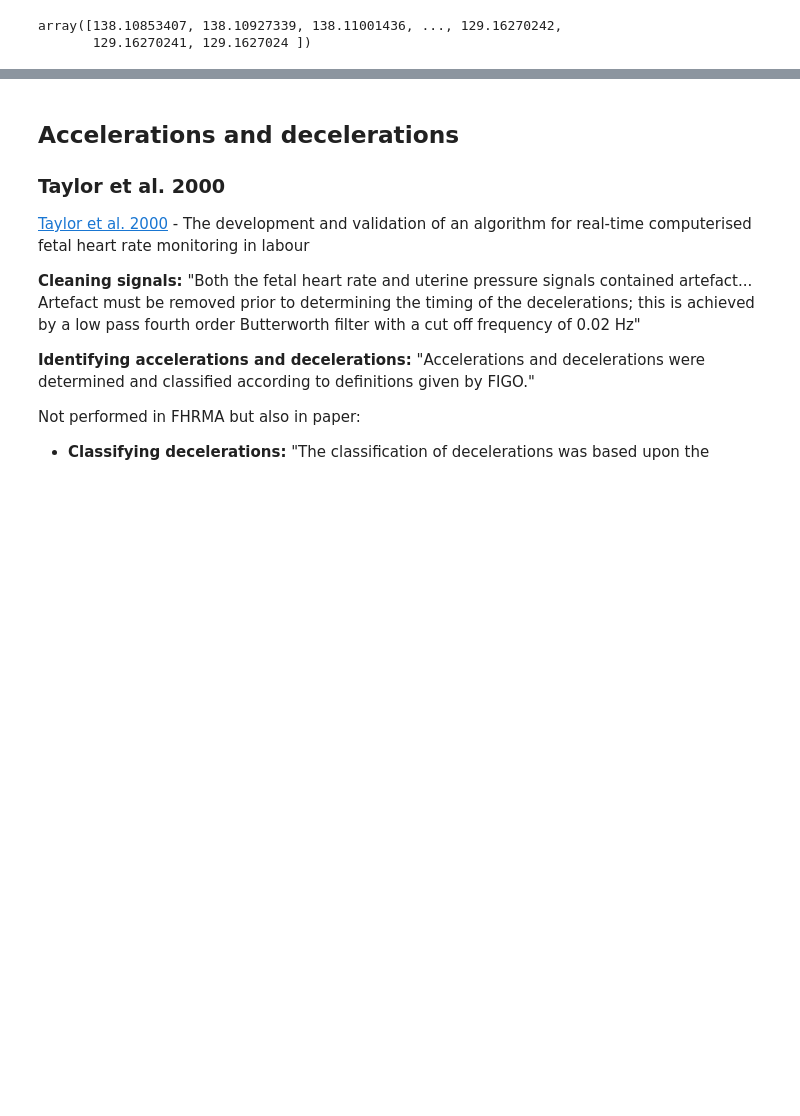
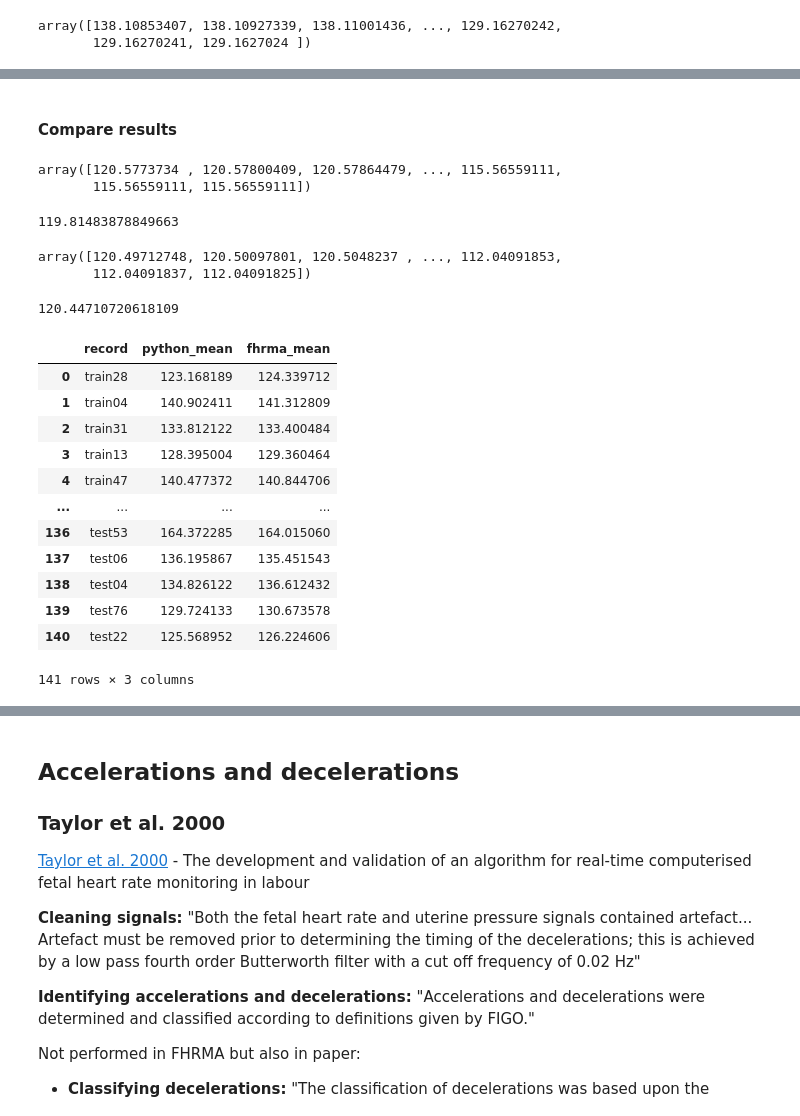
Before and after one commit to birth-outcomes/ctg_exploratory, a Jupyter notebook: 12_feature_extraction.ipynb, the cells around one changed output, grey strips where cells are left out. Saved outputs shown, nothing was run; the diff lists cells and outputs as text; code cells hidden in the pictures; blank space fills up the shorter version.

```diff
--- a/12_feature_extraction.ipynb
+++ b/12_feature_extraction.ipynb
@@ -464,0 +441,10 @@ array([120.49712748, 120.50097801, 120.5048237 , 120.50866439,
+# %%
+# Import training csv files
+raw_fhr = import_csv(
+    directory=paths.fhrma_train_csv,
+    output_dict=dict())
+
+# Import test csv files and add to same dictionary
+raw_fhr = import_csv(
+    directory=paths.fhrma_test_csv,
+    output_dict=raw_fhr)
@@ -464,0 +510,40 @@ array([120.49712748, 120.50097801, 120.5048237 , 120.50866439,
+# %% [markdown]
+#### Compare results
+# %%
+display(python_taylor['test01'])
+display(python_taylor['test01'].mean())
+# %% [output]
+array([120.5773734 , 120.57800409, 120.57864479, ..., 115.56559111,
+       115.56559111, 115.56559111])
+119.81483878849663
+# %%
+display(fhrma_taylor['test01'])
+display(fhrma_taylor['test01'].mean())
+# %% [output]
+array([120.49712748, 120.50097801, 120.5048237 , ..., 112.04091853,
+       112.04091837, 112.04091825])
+120.44710720618109
+# %%
+# Find mean of each record and combine dataframes
+python_df = pd.DataFrame({
+    'record': python_taylor.keys(),
+    'python_mean': [python_taylor[i].mean() for i in python_taylor.keys()]})
+fhrma_df = pd.DataFrame({
+    'record': fhrma_taylor.keys(),
+    'fhrma_mean': [fhrma_taylor[i].mean() for i in fhrma_taylor.keys()]})
+compare_mean = pd.merge(python_df, fhrma_df, on='record')
+compare_mean
+# %% [output]
+|  | record | python_mean | fhrma_mean |
+| 0 | train28 | 123.168189 | 124.339712 |
+| 1 | train04 | 140.902411 | 141.312809 |
+| 2 | train31 | 133.812122 | 133.400484 |
+| 3 | train13 | 128.395004 | 129.360464 |
+| 4 | train47 | 140.477372 | 140.844706 |
+| ... | ... | ... | ... |
+| 136 | test53 | 164.372285 | 164.015060 |
+| 137 | test06 | 136.195867 | 135.451543 |
+| 138 | test04 | 134.826122 | 136.612432 |
+| 139 | test76 | 129.724133 | 130.673578 |
+| 140 | test22 | 125.568952 | 126.224606 |
+141 rows × 3 columns
```
Also changed, not shown: parts of 21 cells of this notebook.
